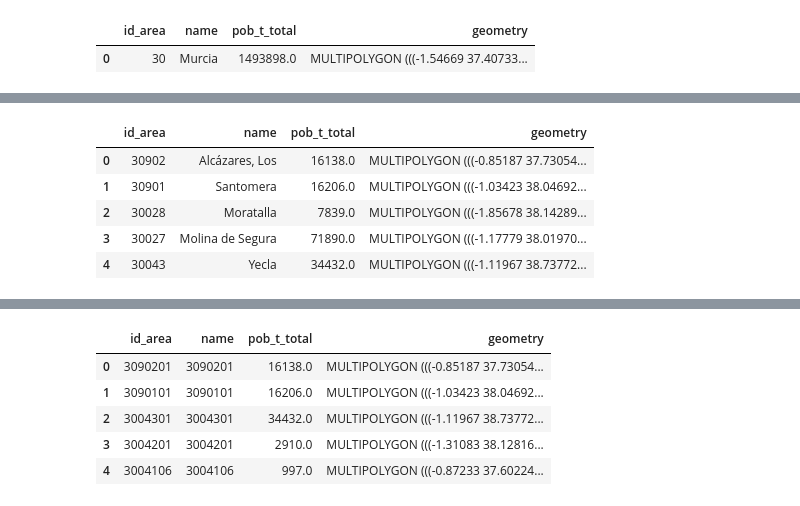
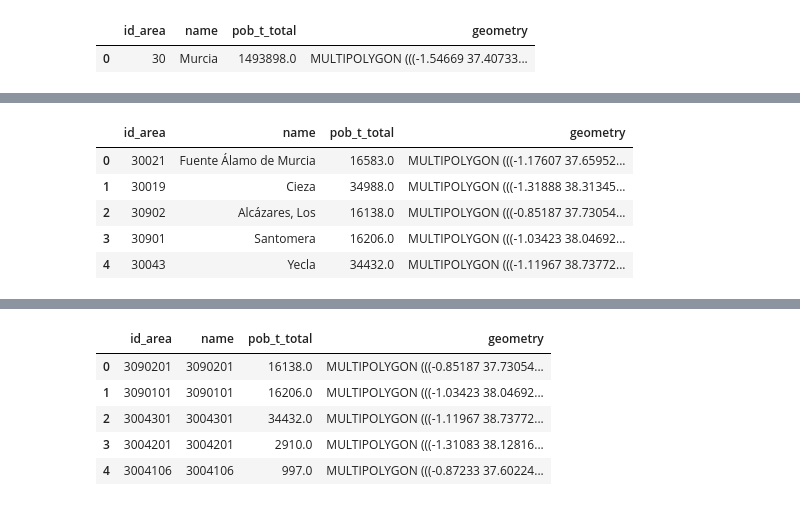
Before and after one commit to nplaton/diputado-distrito, a Jupyter notebook: diputado-distrito.ipynb, the cells around one changed output, grey strips where cells are left out. Cells and saved outputs as stored; diff of their text form; code cells hidden in the pictures.

```diff
--- a/diputado-distrito.ipynb
+++ b/diputado-distrito.ipynb
@@ -141,13 +69,14 @@ province_mapper = {
 # %%
 psql_config = {
-    'database': '',
-    'user': '',
-    'password': '',
-    'host': '',
-    'port': ''
+    'database': 'geoblink_gamma',
+    'user': 'geoblink',
+    'password': 'Geo_S4urio',
+    'host': 'datanalytics',
+    'port': '5441'
 }
 
-if query_postgres:
+
+if QUERY_POSTGRES:
     conn = psql.connect(**psql_config)
 # %%
 query = f"""
@@ -169,19 +116,32 @@ province.head()
 # %%
 query = f"""
 
+    SELECT
+        aaaf.id_area,
+        aaaf.name,
+        aaaf.pob_t_total,
+        aaaf.geometry
+    FROM
+        aggregated_administrative_area_full AS aaaf,
+        administrative_area_level AS aal
+    WHERE
+        aaaf.id_administrative_area_level = aal.id_administrative_area_level
+        AND aal.code_country = 'ESP'
+        AND aal.name = 'municipality'
+    AND LEFT(aaaf.id_area , 2) = '{PROVINCE_ID}';
 """
 
-if query_postgres:
+if QUERY_POSTGRES:
     municipality = gpd.GeoDataFrame.from_postgis(query, conn, geom_col='geometry')
 else:
-    municipality = gpd.read_parquet('data/municipality.parquet')
+    municipality = gpd.read_parquet(f'data/{PROVINCE_ID}/municipality.parquet')
 
 municipality.head()
 # %% [output]
 |  | id_area | name | pob_t_total | geometry |
-| 0 | 30902 | Alcázares, Los | 16138.0 | MULTIPOLYGON (((-0.85187 37.73054... |
-| 1 | 30901 | Santomera | 16206.0 | MULTIPOLYGON (((-1.03423 38.04692... |
-| 2 | 30028 | Moratalla | 7839.0 | MULTIPOLYGON (((-1.85678 38.14289... |
-| 3 | 30027 | Molina de Segura | 71890.0 | MULTIPOLYGON (((-1.17779 38.01970... |
+| 0 | 30021 | Fuente Álamo de Murcia | 16583.0 | MULTIPOLYGON (((-1.17607 37.65952... |
+| 1 | 30019 | Cieza | 34988.0 | MULTIPOLYGON (((-1.31888 38.31345... |
+| 2 | 30902 | Alcázares, Los | 16138.0 | MULTIPOLYGON (((-0.85187 37.73054... |
+| 3 | 30901 | Santomera | 16206.0 | MULTIPOLYGON (((-1.03423 38.04692... |
 | 4 | 30043 | Yecla | 34432.0 | MULTIPOLYGON (((-1.11967 38.73772... |
 # %%
```
Also changed, not shown: parts of 38 cells of this notebook, 4 other files.
